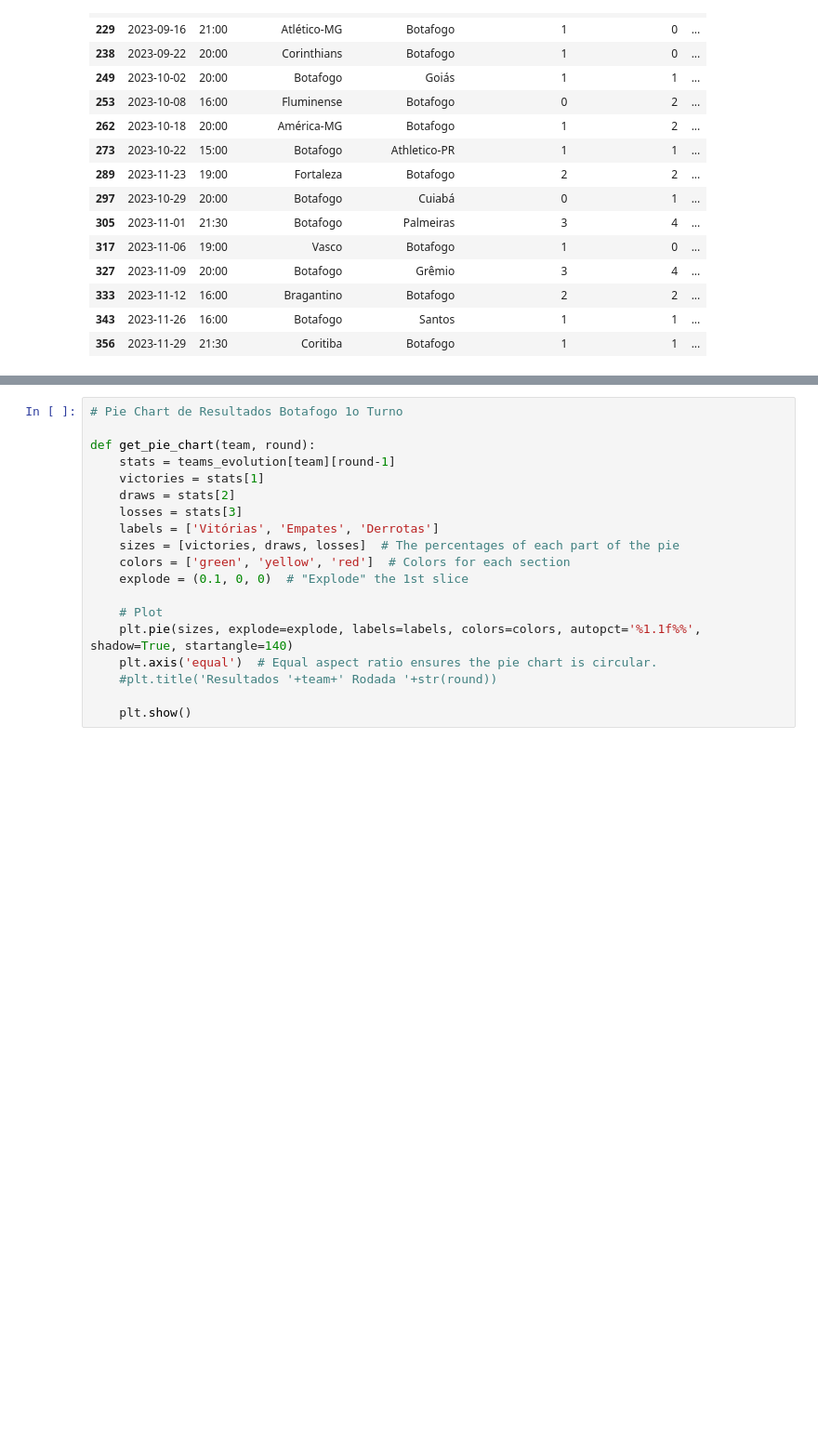
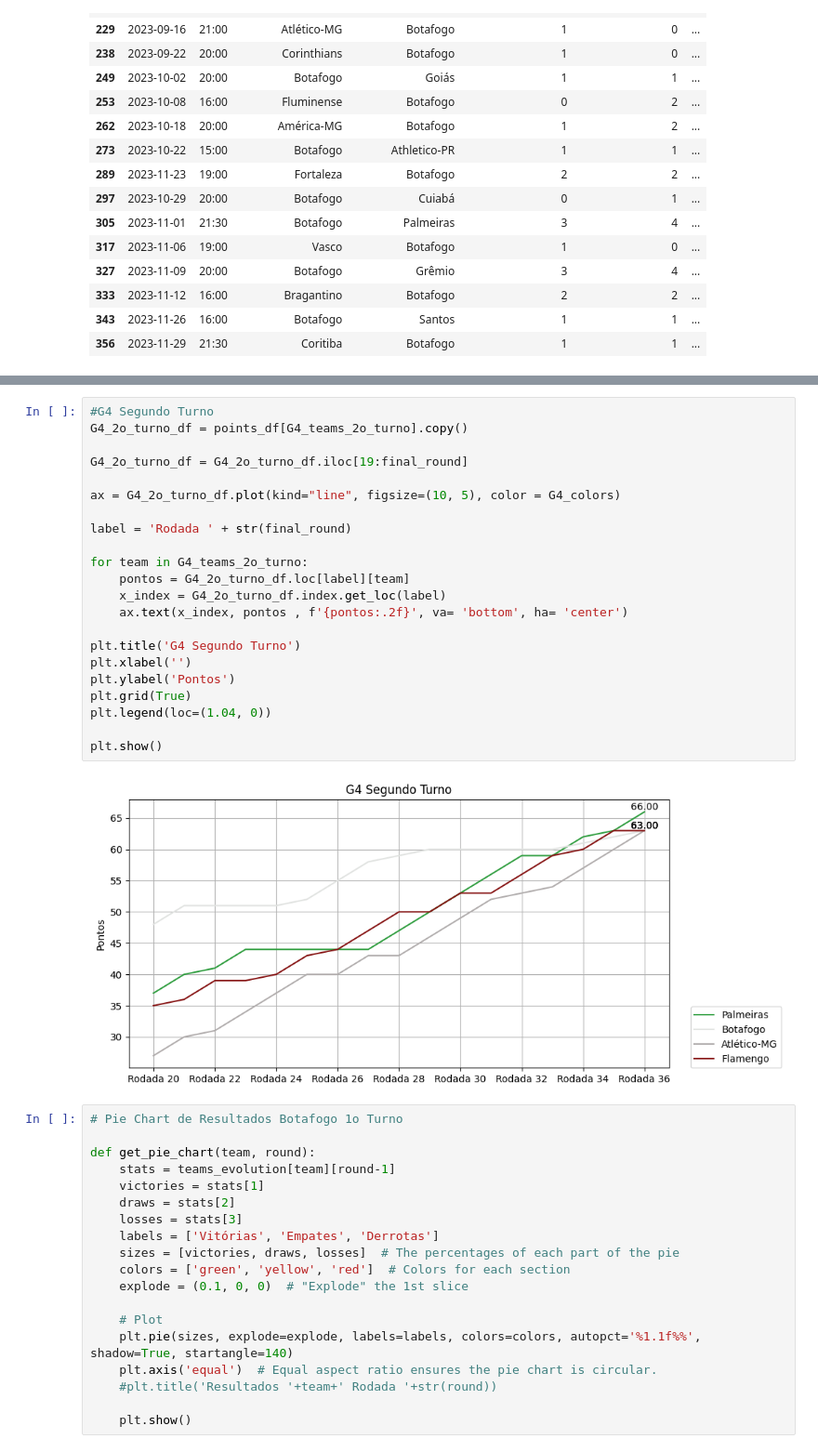
Before and after one commit to pedron123/BrasileiraoData, a Jupyter notebook: main.ipynb, the cells around one changed output, grey strips where cells are left out. Shown at 93% size. Drawn from its saved outputs; the diff is of its cells as text; blank space fills up the shorter version.

```diff
--- a/main.ipynb
+++ b/main.ipynb
@@ -684,6 +684,30 @@ else:
     print('data with different lengths')
 # %% [output]
 [figure]
+# %%
+#G4 Segundo Turno
+G4_2o_turno_df = points_df[G4_teams_2o_turno].copy()
+
+G4_2o_turno_df = G4_2o_turno_df.iloc[19:final_round]
+
+ax = G4_2o_turno_df.plot(kind="line", figsize=(10, 5), color = G4_colors)
+
+label = 'Rodada ' + str(final_round)
+
+for team in G4_teams_2o_turno:
+    pontos = G4_2o_turno_df.loc[label][team]
+    x_index = G4_2o_turno_df.index.get_loc(label)
+    ax.text(x_index, pontos , f'{pontos:.2f}', va= 'bottom', ha= 'center')
+
+plt.title('G4 Segundo Turno')
+plt.xlabel('')
+plt.ylabel('Pontos')
+plt.grid(True)
+plt.legend(loc=(1.04, 0))
+
+plt.show()
+# %% [output]
+[figure, added]
 # %%
 # Pie Chart de Resultados Botafogo 1o Turno
 
```
Also changed, not shown: parts of 2 cells of this notebook.
